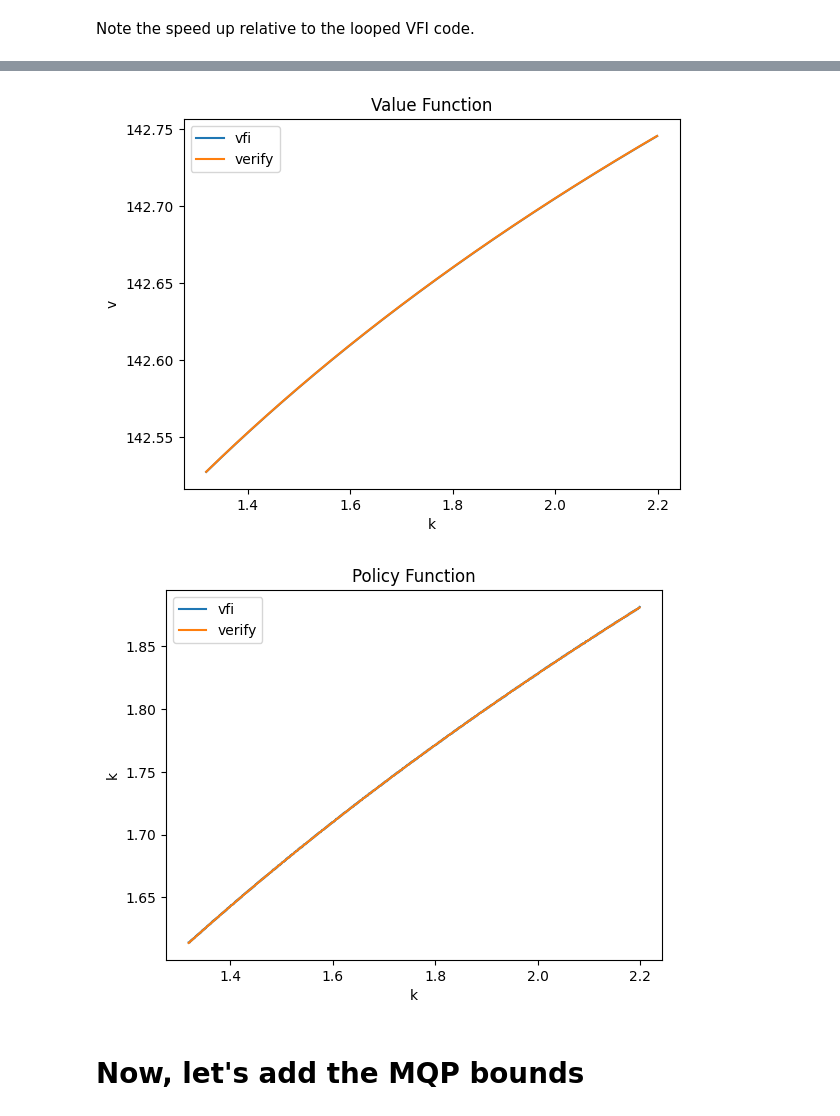
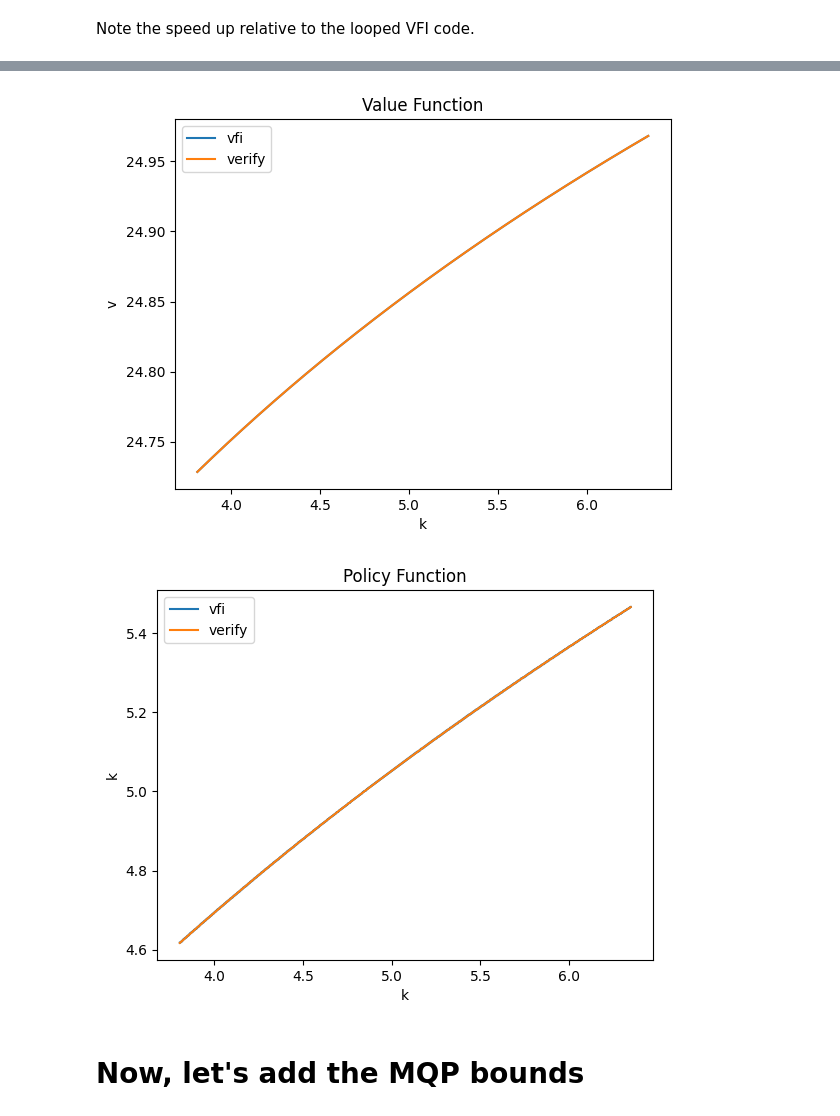
Before and after one commit to sgcbayli024/ECON8185_Homework, a Jupyter notebook: HW1_3_NEW_VERSION.ipynb, the cells around one changed output, grey strips where cells are left out. Cells and saved outputs as stored; diff of their text form; code cells hidden in the pictures.

```diff
--- a/HW1_3_NEW_VERSION.ipynb
+++ b/HW1_3_NEW_VERSION.ipynb
@@ -126,30 +147,26 @@ def Tv_vec(delt, max_iteration, grid_size, A, alph, bet, toler):
 
     error=toler+1
 
+        # Now, take advantage of broadcasting\n",
+        # First, calculate consumption. This code will produce a matrix of size (grid_size, grid_size)
+        # where element (i,j) corresponds to consumption for capital i today and capital j tomorrow.
+        # We can calculate consumption outside the loop since each element will always be the same.
+
+    c = A * k ** (alph) + ( 1 - delt ) * k - k.T
+
     while (toler < error) and (iter < max_iteration):
 
-           # Now, take advantage of broadcasting\n",
-            # First, calculate consumption. This code will produce a matrix of size (grid_size, grid_size)\n",
-            # where element (i,j) corresponds to consumption for capital i today and capital j tomorrow.\n",
+            # In principle, the above code could allow for negative consumption. We prevent that next.
+            # For np.where(condition, x, y) means that x will be applied when the condition is true, and y when false.
 
+        v_temp = np.where(c > 0, u(c) + bet * v.T, -np.inf)
 
-        c = A * k ** (alph) + ( 1 - delt ) * k - k.T
+            # Below, u is applied element-wise to c_pos, creating an (grid_size, grid_size) vector
+            # as v it (grid_size, 1), we add it to each column of u(c_pos). This is what we mean by broadcasting.\
+            # So, v_temp_i,j = u(c)_i,j + beta * v_j.
 
-            # In principle, the above code could allow for negative consumption. We prevent that next.\n",
-            # For np.where(condition, x, y) means that x will be applied when the condition is true, and y when false\n",
-
-        c_pos = np.where(c>0, c, 1)
-
-            # Below, u is applied element-wise to c_pos, creating an (grid_size, grid_size) vector\n",
-            # as v it (grid_size, 1), we add it to each column of u(c_pos). This is what we mean by broadcasting.\n",
-            # So, v_temp_i,j = u(c)_i,j + beta * v_j.\n",
-
-        v_temp = u(c_pos) + bet * v.T
-
-        v_temp = np.where(c>0, v_temp, -np.inf)
-
-            # Now, we maximise over the rows, since each row corresponds to a different current capital stock.\n",
-            # That is, for a given i, look at each column and pick the best\n",
+            # Now, we maximise over the rows, since each row corresponds to a different current capital stock.
+            # That is, for a given i, look at each column and pick the best
 
         vmax = np.max(v_temp, axis=1)[:, np.newaxis]
 
@@ -209,6 +226,6 @@ def Tv_vec(delt, max_iteration, grid_size, A, alph, bet, toler):
 
     return v, policy
 # %%
-v_out, pol_out = Tv_vec(delt=1, max_iteration=1e10, grid_size=1001, A=5, alph=0.3, bet=0.99, toler=1e-6)
+v_out, pol_out = Tv_vec(delt=1, max_iteration=1e10, grid_size=1001, A=10, alph=0.33, bet=0.9, toler=1e-6)
 # %% [output]
 Iterating...
@@ -231,5 +248,5 @@ Execution time: 35.819456338882446 seconds
-[figure, old version]
+[figure, new version]
-[figure, old version]
+[figure, new version]
 # %% [markdown]
 # Now, let's add the MQP bounds
 # %% [markdown]
```
Also changed, not shown: parts of 15 cells of this notebook.
